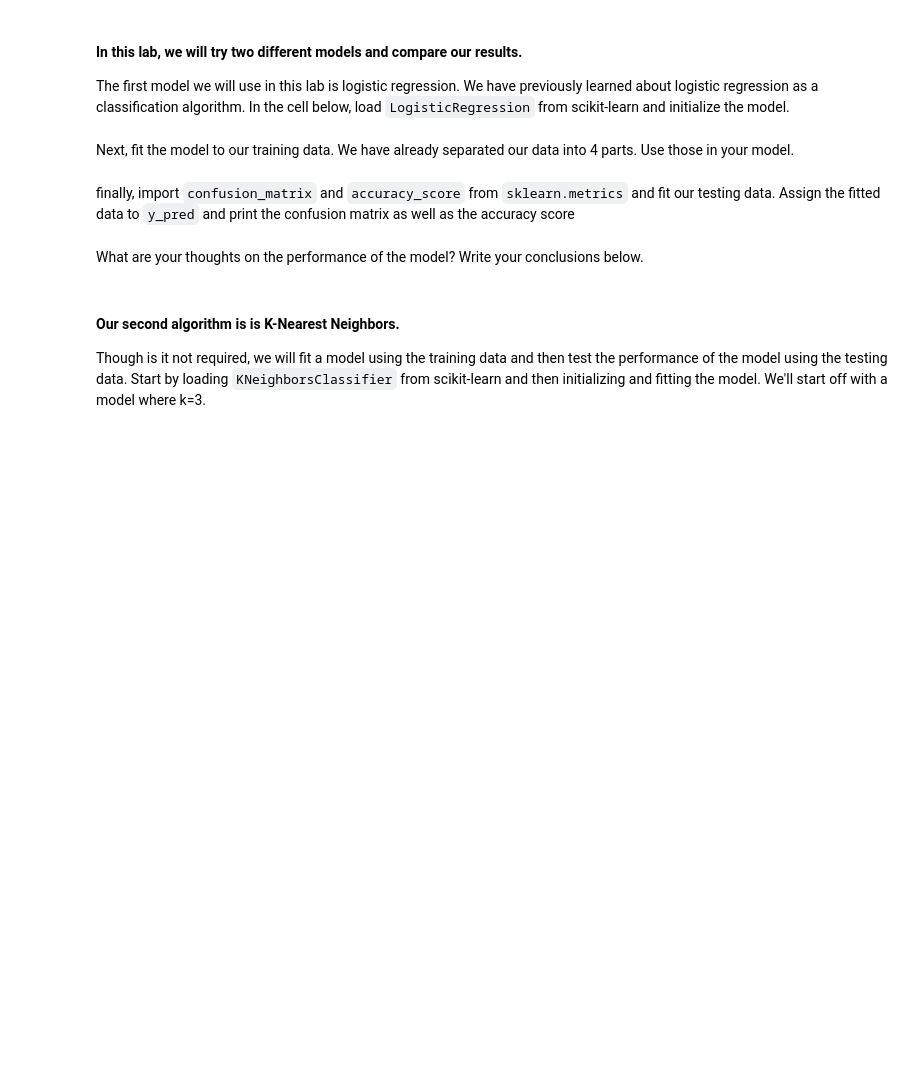
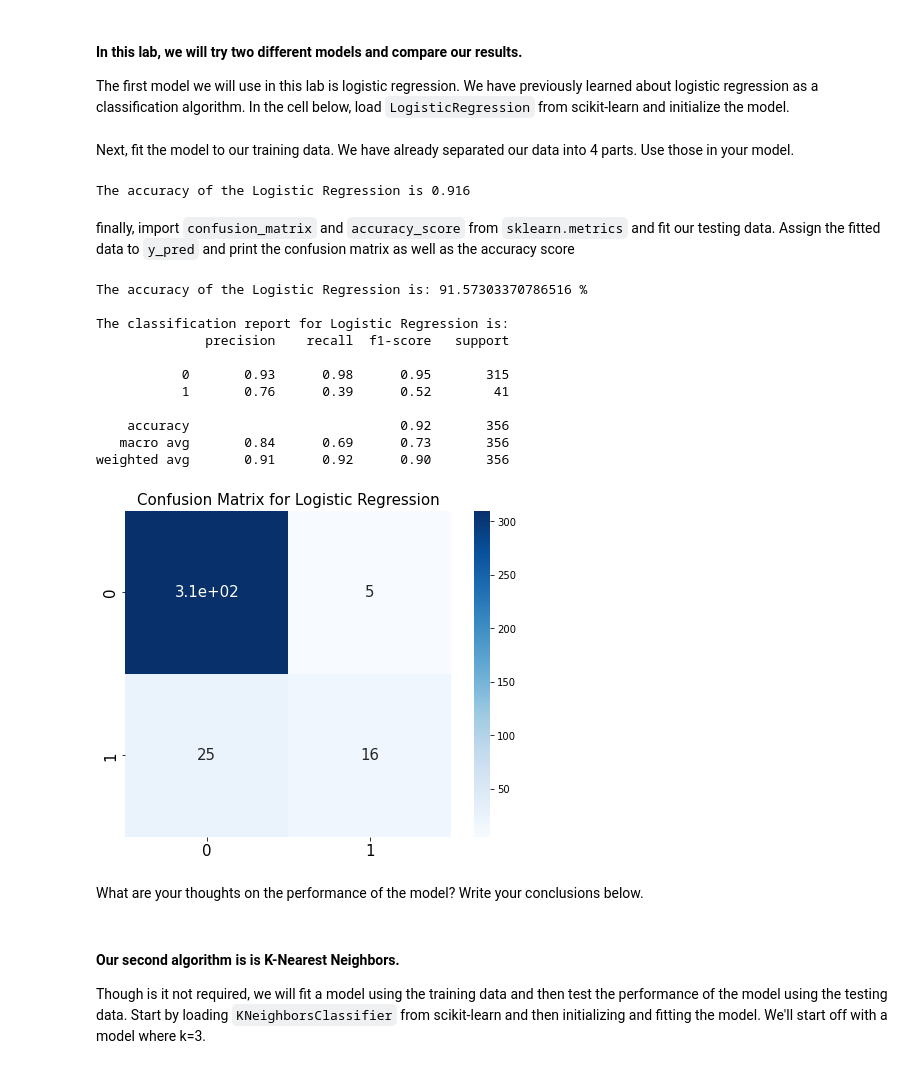
Before and after one commit to mathieujomain/IronLabs, a Jupyter notebook: Module_3/Lab_4_Supervised-Learning/Lab_4.ipynb, the cells around one changed output. Drawn from its saved outputs; the diff is of its cells as text; code cells hidden in the pictures; blank space fills up the shorter version.

```diff
--- a/Module_3/Lab_4_Supervised-Learning/Lab_4.ipynb
+++ b/Module_3/Lab_4_Supervised-Learning/Lab_4.ipynb
@@ -258,0 +429,4 @@ OK, all our categorical data are fixed now. **Let's convert them to ordinal data
+# %%
+# Your code here
+data_dummy = pd.get_dummies(data, prefix = ['CHARSET','SERVER', 'WHOIS_COUNTRY'], columns = ['CHARSET','SERVER', 'WHOIS_COUNTRY'], drop_first=True)
+data_dummy
@@ -271,3 +474,10 @@ from sklearn.model_selection import train_test_split
+# %%
+from sklearn.model_selection import train_test_split
+
+# Your code here:
+x = data_dummy.drop(['Type'], axis=1)
+y = data_dummy['Type']
+x_train, x_test, y_train, y_test = train_test_split(x, y, test_size=0.2, random_state=42)
 # %% [markdown]
 #### In this lab, we will try two different models and compare our results.
 
@@ -277,2 +485,8 @@ The first model we will use in this lab is logistic regression. We have previous
+# %%
+# Your code here:
+from sklearn.linear_model import LogisticRegression
+from sklearn import metrics
+
+regression = LogisticRegression(random_state = 0, solver='lbfgs', multi_class='auto', max_iter=1000)
 # %% [markdown]
 Next, fit the model to our training data. We have already separated our data into 4 parts. Use those in your model.
@@ -281,2 +493,9 @@ Next, fit the model to our training data. We have already separated our data int
+# %%
+# Your code here:
+regression.fit(x_train,y_train)
+prediction_l = regression.predict(x_test)
+print("The accuracy of the Logistic Regression is","{:.3f}".format(metrics.accuracy_score(prediction_l,y_test)))
+# %% [output]
+The accuracy of the Logistic Regression is 0.916
 # %% [markdown]
 finally, import `confusion_matrix` and `accuracy_score` from `sklearn.metrics` and fit our testing data. Assign the fitted data to `y_pred` and print the confusion matrix as well as the accuracy score
@@ -285,3 +502,34 @@ finally, import `confusion_matrix` and `accuracy_score` from `sklearn.metrics` a
+# %%
+from sklearn.metrics import classification_report
+from sklearn.metrics import confusion_matrix
+# Your code here:
+
+def generate_results(model, predictions, name):
+    cl_rep = classification_report(y_test, predictions)
+    print("\nThe classification report for " + name + " is:", cl_rep, sep = "\n")
+    cm_model = confusion_matrix(y_test, predictions)
+    plt.figure(figsize = (8, 6))
+    sns.heatmap(cm_model, annot = True, cmap = 'Blues', annot_kws = {'size': 15}, square = True)
+    plt.title('Confusion Matrix for ' + name, size = 15)
+    plt.xticks(size = 15)
+    plt.yticks(size = 15)
+    plt.show()
+
+print('The accuracy of the Logistic Regression is:', regression.score(x_test, y_test) * 100, '%')
+generate_results(regression, prediction_l, 'Logistic Regression')
+# %% [output]
+The accuracy of the Logistic Regression is: 91.57303370786516 %
+
+The classification report for Logistic Regression is:
+              precision    recall  f1-score   support
+
+           0       0.93      0.98      0.95       315
+           1       0.76      0.39      0.52        41
+
+    accuracy                           0.92       356
+   macro avg       0.84      0.69      0.73       356
+weighted avg       0.91      0.92      0.90       356
+[figure, added]
 # %% [markdown]
 What are your thoughts on the performance of the model? Write your conclusions below.
 # %%
```
Also changed, not shown: parts of 43 cells of this notebook, 1 other file.
